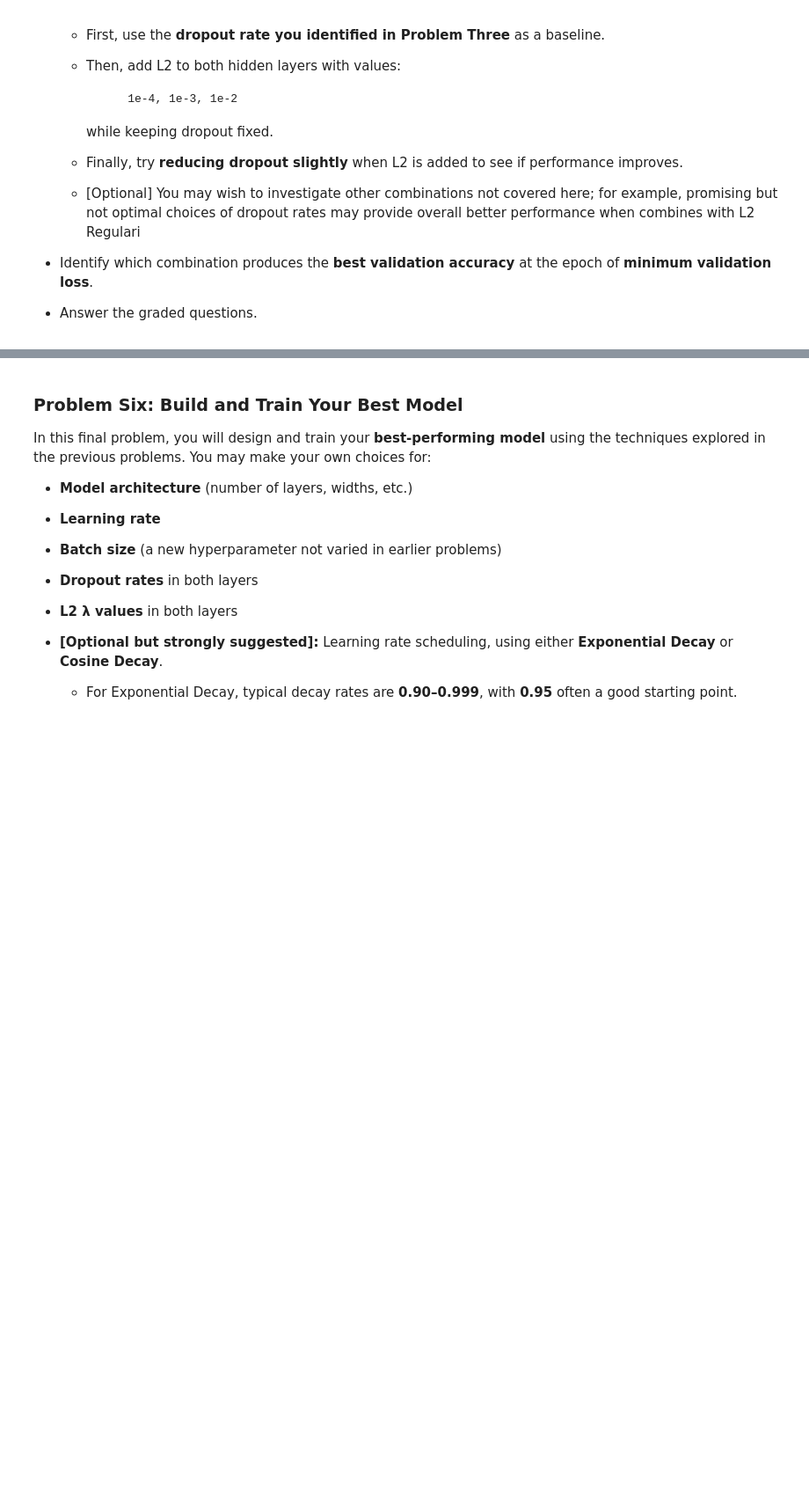
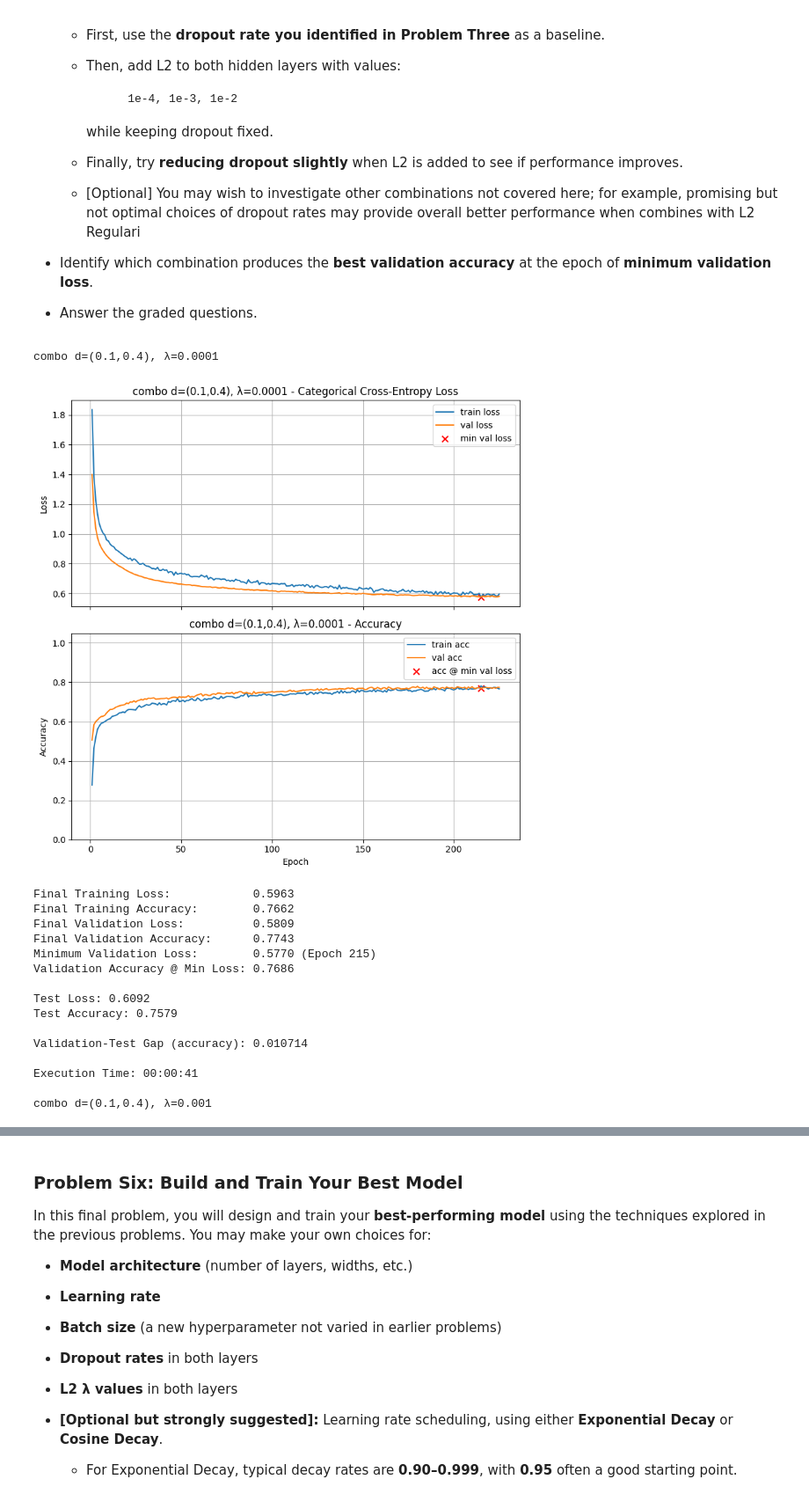
Before and after one commit to tlevash23/Mod7, a Jupyter notebook: Homework_03.ipynb, the cells around one changed output, grey strips where cells are left out. Shown at 88% size. Cells and saved outputs as stored; diff of their text form; code cells hidden in the pictures; blank space fills up the shorter version.

```diff
--- a/Homework_03.ipynb
+++ b/Homework_03.ipynb
@@ -784,3 +1003,78 @@ In this problem, you will explore how **dropout** and **L2 regularization** can
 * Answer the graded questions.
 # %%
 # Your code here. Add as many cells as you need.
+
+results = {}
+
+best_activation = "tanh"
+best_lr = 0.0005
+
+# problem 3 do
+base_dropout = (0.1, 0.4)
+
+# add L2
+l2_values = [1e-4, 1e-3, 1e-2]
+
+for l2 in l2_values:
+
+    layer_list = [
+        (64, best_activation, l2, base_dropout[0]),
+        (32, best_activation, l2, base_dropout[1])
+    ]
+
+    model_combo = build_model(
+        n_inputs=X_train.shape[1],
+        layer_list=layer_list,
+        n_classes=n_classes
+    )
+
+    train_and_test(
+        model_combo,
+        epochs=500,
+        lr_schedule=best_lr,
+        title=f"combo d=(0.1,0.4), λ={l2:g}",
+        verbose=0
+    )
+
+# reduce do
+reduced_dropout = (0.0, 0.3)
+l2_reduced = 1e-3
+
+layer_list = [
+    (64, best_activation, l2_reduced, reduced_dropout[0]),
+    (32, best_activation, l2_reduced, reduced_dropout[1])
+]
+
+model_combo_reduced = build_model(
+    n_inputs=X_train.shape[1],
+    layer_list=layer_list,
+    n_classes=n_classes
+)
+
+train_and_test(
+    model_combo_reduced,
+    epochs=500,
+    lr_schedule=best_lr,
+    title="combo d=(0.0,0.3), λ=1e-3",
+    verbose=0
+)
+
+print_results()
+# %% [output]
+combo d=(0.1,0.4), λ=0.0001
+[figure, added]
+Final Training Loss:            0.5963
+Final Training Accuracy:        0.7662
+Final Validation Loss:          0.5809
+Final Validation Accuracy:      0.7743
+Minimum Validation Loss:        0.5770 (Epoch 215)
+Validation Accuracy @ Min Loss: 0.7686
+
+Test Loss: 0.6092
+Test Accuracy: 0.7579
+
+Validation-Test Gap (accuracy): 0.010714
+
+Execution Time: 00:00:41
+
+combo d=(0.1,0.4), λ=0.001
```
Also changed, not shown: parts of 21 cells of this notebook.
